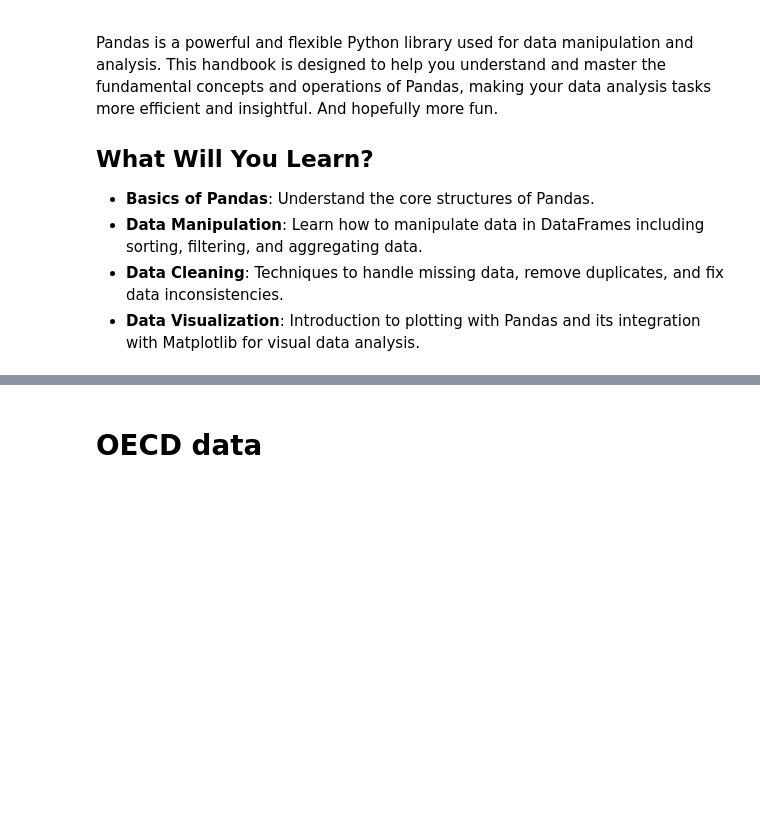
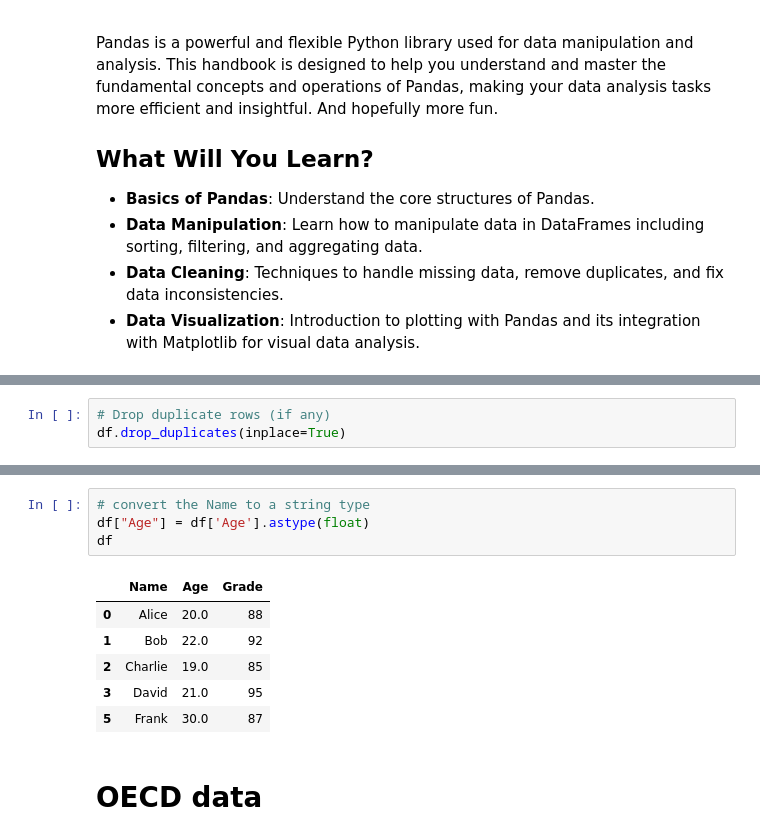
Before and after one commit to fleshgordo/dataexploration, a Jupyter notebook: DataExploration.ipynb, the cells around one changed output, grey strips where cells are left out. Drawn from its saved outputs; the diff is of its cells as text; blank space fills up the shorter version.

```diff
--- a/DataExploration.ipynb
+++ b/DataExploration.ipynb
@@ -17,0 +132,3 @@ Pandas is a powerful and flexible Python library used for data manipulation and
+# %%
+# Drop duplicate rows (if any)
+df.drop_duplicates(inplace=True)
@@ -18,3 +148,14 @@ Pandas is a powerful and flexible Python library used for data manipulation and
+# %%
+# convert the Name to a string type
+df["Age"] = df['Age'].astype(float)
+df
+# %% [output]
+|  | Name | Age | Grade |
+| 0 | Alice | 20.0 | 88 |
+| 1 | Bob | 22.0 | 92 |
+| 2 | Charlie | 19.0 | 85 |
+| 3 | David | 21.0 | 95 |
+| 5 | Frank | 30.0 | 87 |
 # %% [markdown]
 # OECD data
 # %% [markdown]
```
Also changed, not shown: parts of 25 cells of this notebook.
